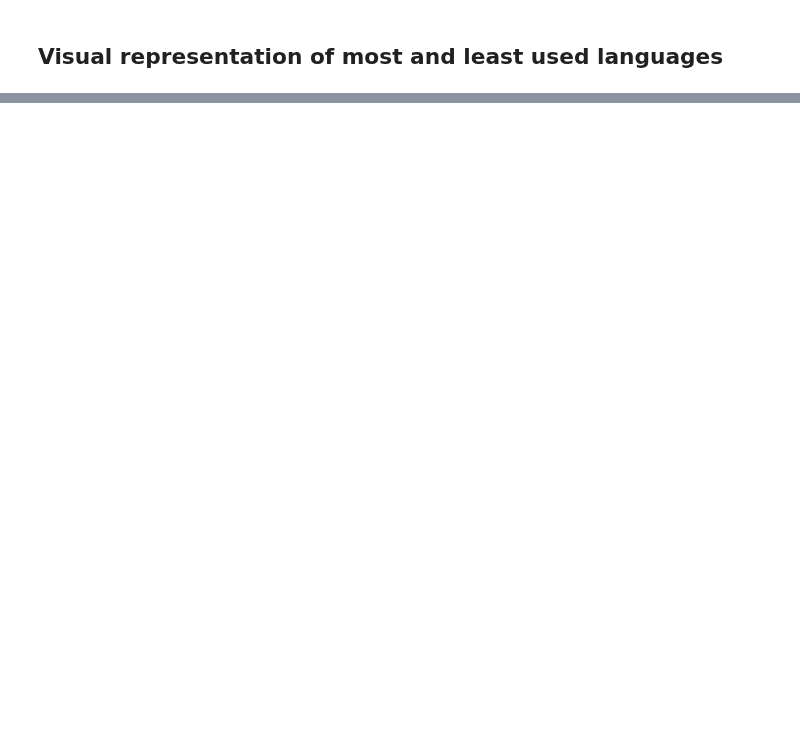
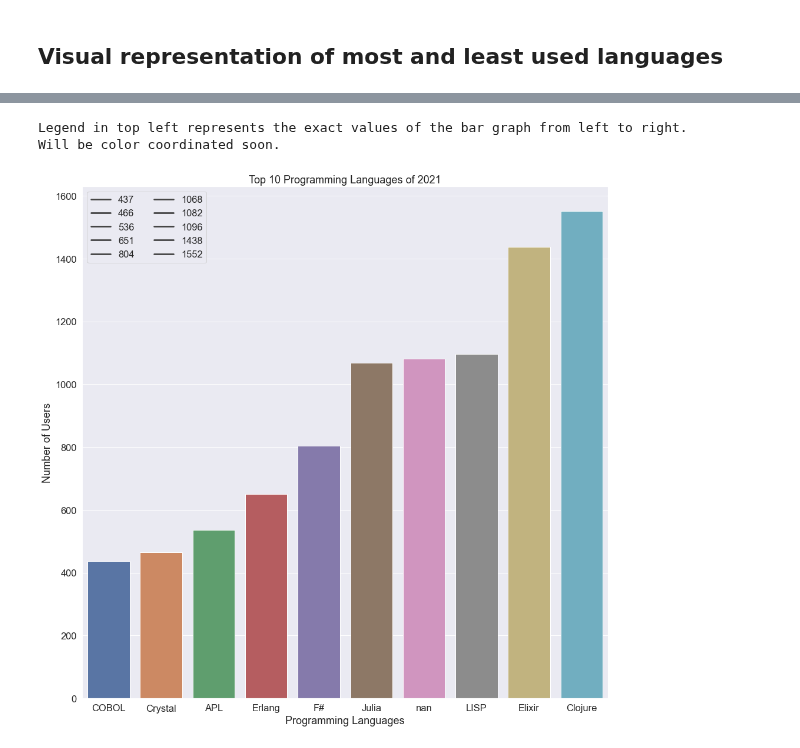
Before and after one commit to data301-2021-winter1/project-group13-project, a Jupyter notebook: notebooks/analysis3.ipynb, the cells around one changed output, grey strips where cells are left out. Cells and saved outputs as stored; diff of their text form; code cells hidden in the pictures; blank space fills up the shorter version.

```diff
--- a/notebooks/analysis3.ipynb
+++ b/notebooks/analysis3.ipynb
@@ -212,0 +288,12 @@ bottom10
+# %%
+sns.set(font_scale = 1.5)
+plt.title("Top 10 Programming Languages of 2021")
+sns.barplot(x='Programming Languages', y='Number of Users', data= bottom10)
+plt.legend(bottom10['Number of Users'], ncol = 2, loc='upper left')
+
+print('Legend in top left represents the exact values of the bar graph from left to right.')
+print('Will be color coordinated soon.')
+# %% [output]
+Legend in top left represents the exact values of the bar graph from left to right.
+Will be color coordinated soon.
+[figure, added]
```
Also changed, not shown: parts of 10 cells of this notebook, 1 other file.
